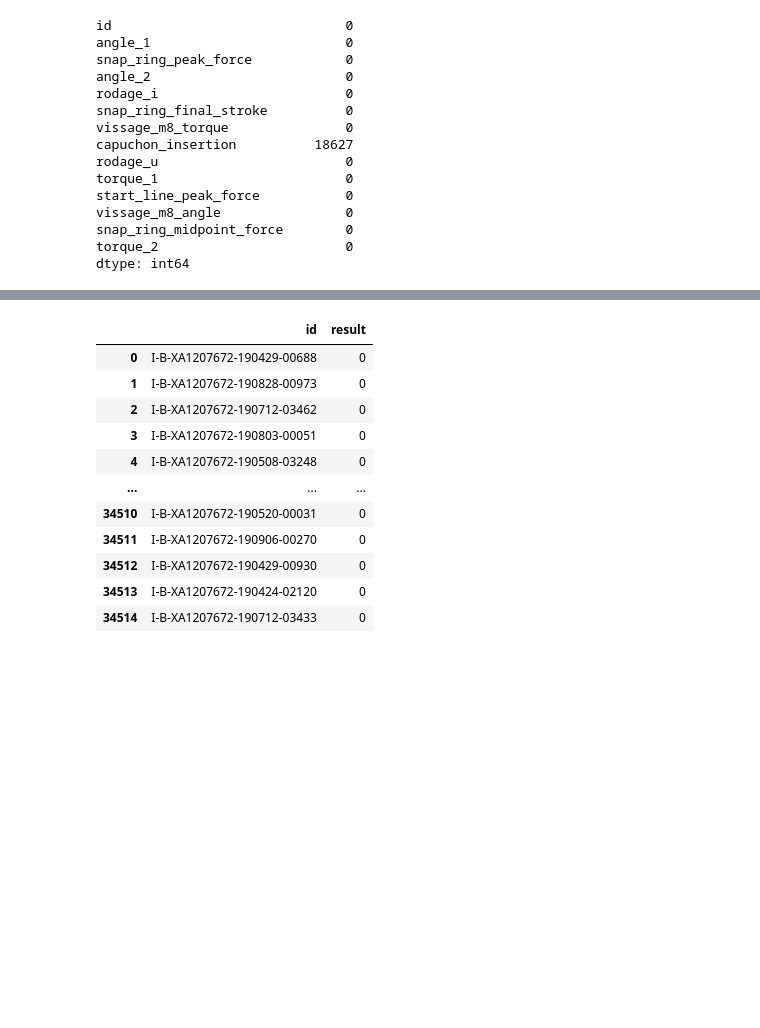
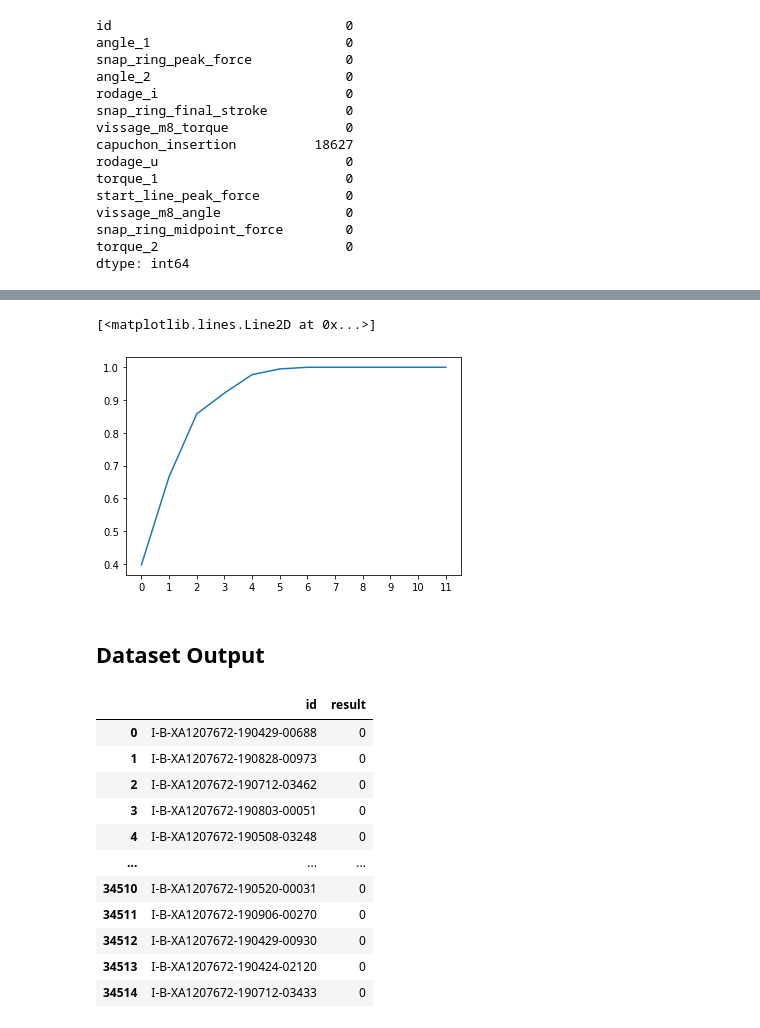
Before and after one commit to FABallemand/DefectPredictionOnProductionLines, a Jupyter notebook: data_analysis/data_analysis.ipynb, the cells around one changed output, grey strips where cells are left out. Saved outputs shown, nothing was run; the diff lists cells and outputs as text; code cells hidden in the pictures; blank space fills up the shorter version.

```diff
--- a/data_analysis/data_analysis.ipynb
+++ b/data_analysis/data_analysis.ipynb
@@ -100,3 +139,12 @@ $$
+# %%
+cumsum = np.cumsum(pca.explained_variance_ratio_)
+plt.xticks(range(12))
+plt.plot(range(12), cumsum)
+# %% [output]
+[<matplotlib.lines.Line2D at 0x...>]
+[figure, added]
+# %% [markdown]
+## Dataset Output
 # %%
 train_output
 # %% [output]
```
Also changed, not shown: parts of 13 cells of this notebook.
